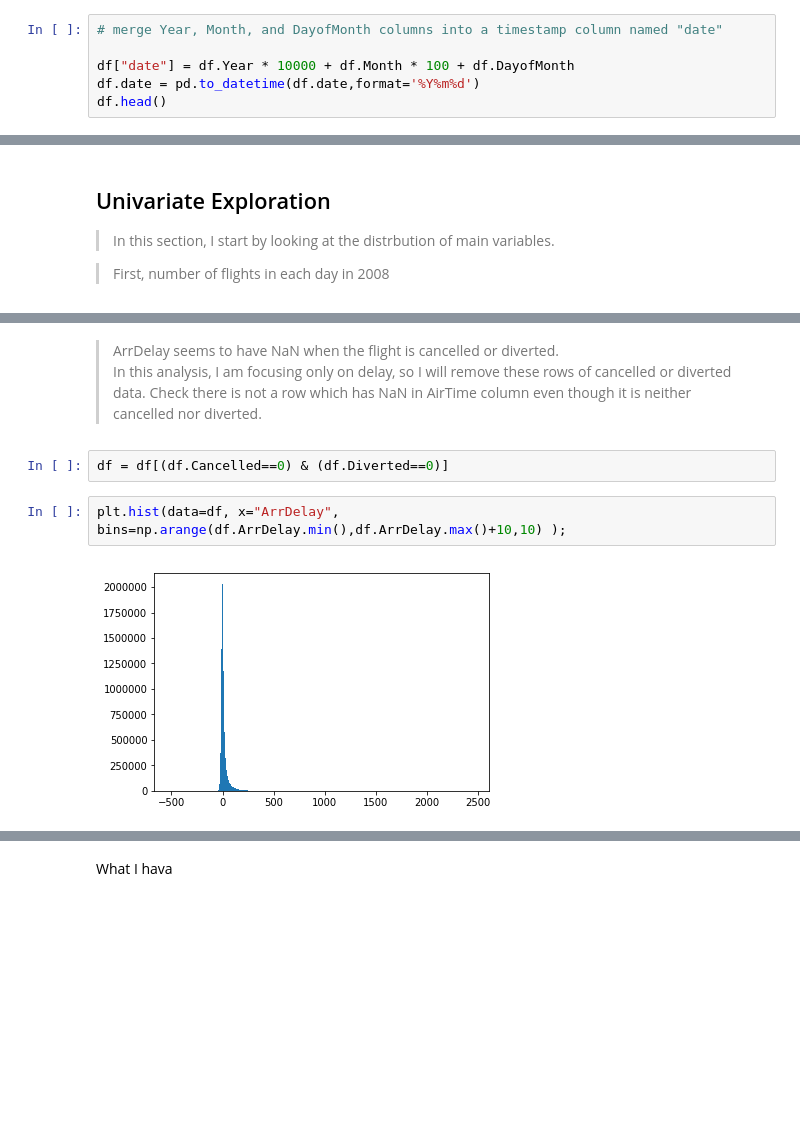
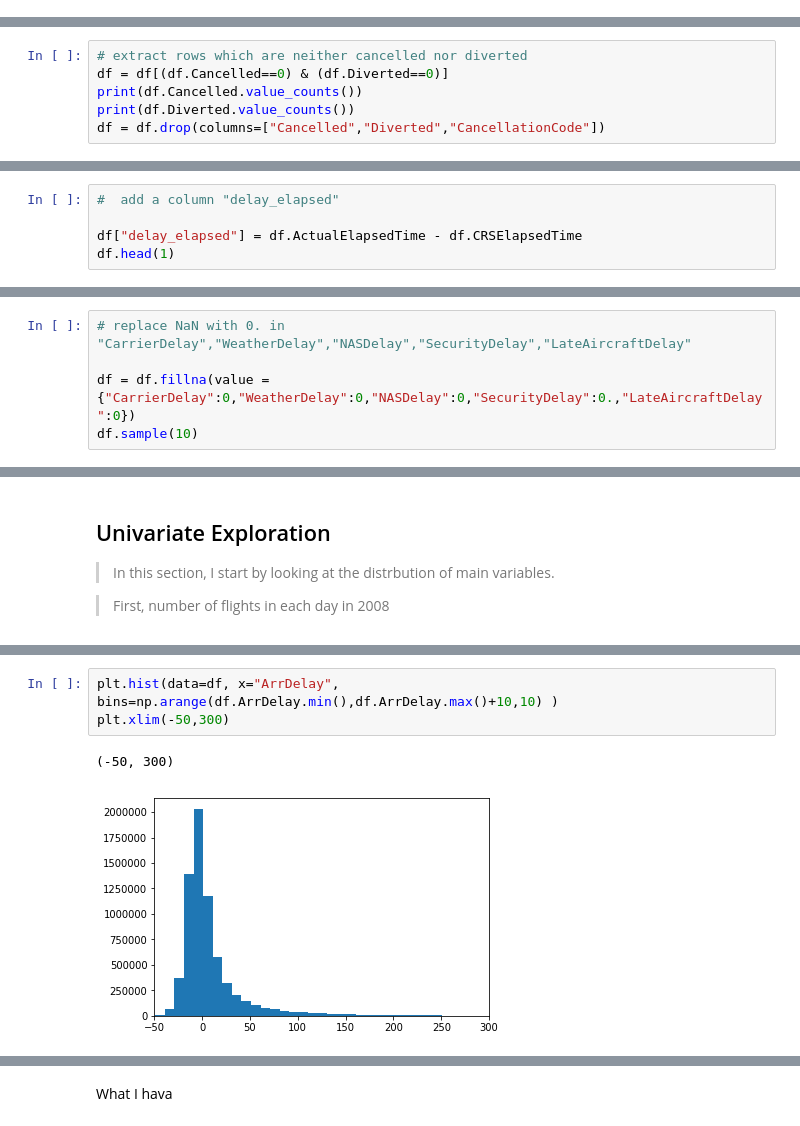
Before and after one commit to kudojp/FlightsDataAnalysis, a Jupyter notebook: exploration_template.ipynb, the cells around one changed output, grey strips where cells are left out. Cells and saved outputs as stored; diff of their text form; blank space fills up the shorter version.

Commit message:
decided to not focus on dates and deleted equivalent portions

```diff
--- a/exploration_template.ipynb
+++ b/exploration_template.ipynb
@@ -74,6 +65,0 @@ df = df.drop_duplicates()
-# %%
-# merge Year, Month, and DayofMonth columns into a timestamp column named "date"
-
-df["date"] = df.Year * 10000 + df.Month * 100 + df.DayofMonth
-df.date = pd.to_datetime(df.date,format='%Y%m%d')
-df.head()
@@ -98,0 +70,6 @@ df.describe()
+# %%
+# extract rows which are neither cancelled nor diverted
+df = df[(df.Cancelled==0) & (df.Diverted==0)]
+print(df.Cancelled.value_counts())
+print(df.Diverted.value_counts())
+df = df.drop(columns=["Cancelled","Diverted","CancellationCode"])
@@ -98,0 +88,5 @@ df.describe()
+# %%
+#  add a column "delay_elapsed"
+
+df["delay_elapsed"] = df.ActualElapsedTime - df.CRSElapsedTime
+df.head(1)
@@ -98,0 +100,5 @@ df.describe()
+# %%
+# replace NaN with 0. in "CarrierDelay","WeatherDelay","NASDelay","SecurityDelay","LateAircraftDelay"
+
+df = df.fillna(value = {"CarrierDelay":0,"WeatherDelay":0,"NASDelay":0,"SecurityDelay":0.,"LateAircraftDelay":0})
+df.sample(10)
@@ -216,10 +202,6 @@ df[df["ArrDelay"].isnull()]
-# %% [markdown]
-> ArrDelay seems to have NaN when the flight is cancelled or diverted.
-In this analysis, I am focusing only on delay, so I will remove these rows of cancelled or diverted data.
-Check there is not a row which has NaN in AirTime column even though it is neither cancelled nor diverted.
-# %%
-df = df[(df.Cancelled==0) & (df.Diverted==0)]
 # %%
-plt.hist(data=df, x="ArrDelay", bins=np.arange(df.ArrDelay.min(),df.ArrDelay.max()+10,10) );
+plt.hist(data=df, x="ArrDelay", bins=np.arange(df.ArrDelay.min(),df.ArrDelay.max()+10,10) )
+plt.xlim(-50,300)
 # %% [output]
+(-50, 300)
-[figure, old version]
+[figure, new version]
```
Also changed, not shown: parts of 45 cells of this notebook.
